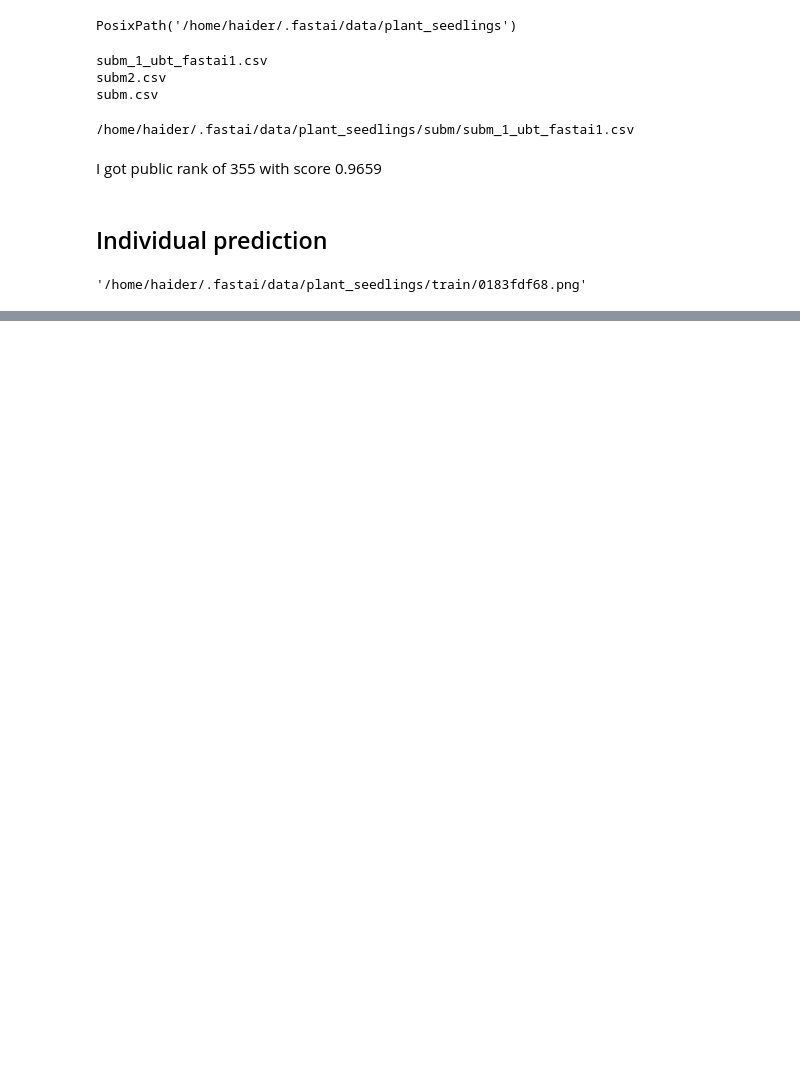
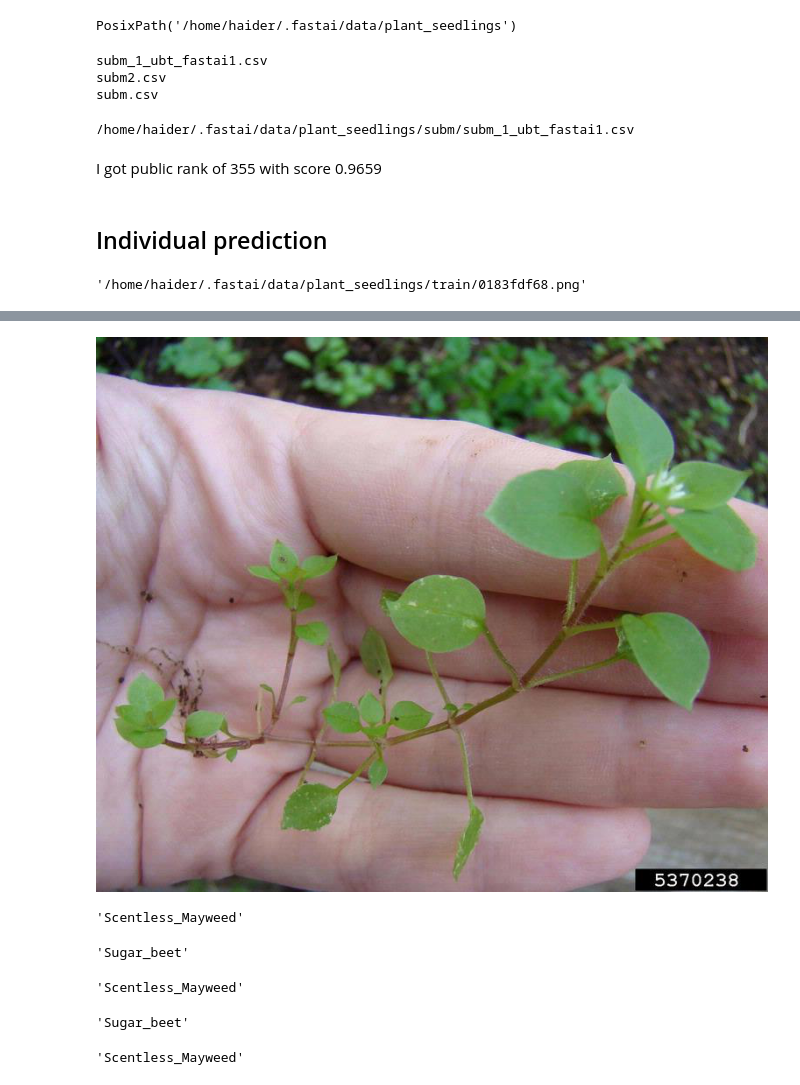
Before and after one commit to hwasiti/fastai-course-v3, a Jupyter notebook: nbs/dl1/Haider-ubt-plant_seedling_port_from_f0.7.ipynb, the cells around one changed output, grey strips where cells are left out. Saved outputs shown, nothing was run; the diff lists cells and outputs as text; code cells hidden in the pictures; blank space fills up the shorter version.

```diff
--- a/nbs/dl1/Haider-ubt-plant_seedling_port_from_f0.7.ipynb
+++ b/nbs/dl1/Haider-ubt-plant_seedling_port_from_f0.7.ipynb
@@ -472,0 +530,38 @@ NameError: name 'tfms_from_model' is not defined
+# %%
+img = open_image(fn)
+img
+# %% [output]
+[figure, added]
+# %%
+pred_class,pred_idx,outputs = learn.predict(img)
+pred_class
+# %% [output]
+'Scentless_Mayweed'
+# %%
+fn = '/home/haider/.fastai/data/plant_seedlings/testing_from_www/Chickweed-2-290x300.jpg'
+img = open_image(fn)
+pred_class,pred_idx,outputs = learn.predict(img)
+pred_class
+# %% [output]
+'Sugar_beet'
+# %%
+fn = '/home/haider/.fastai/data/plant_seedlings/testing_from_www/cleeavers.jpg'
+img = open_image(fn)
+pred_class,pred_idx,outputs = learn.predict(img)
+pred_class
+# %% [output]
+'Scentless_Mayweed'
+# %%
+fn = '/home/haider/.fastai/data/plant_seedlings/testing_from_www/B-Galium-aparine-aka-cleavers.jpg'
+img = open_image(fn)
+pred_class,pred_idx,outputs = learn.predict(img)
+pred_class
+# %% [output]
+'Sugar_beet'
+# %%
+fn = '/home/haider/.fastai/data/plant_seedlings/testing_from_www/Small-flowered Cranesbill.jpg'
+img = open_image(fn)
+pred_class,pred_idx,outputs = learn.predict(img)
+pred_class
+# %% [output]
+'Scentless_Mayweed'
```
Also changed, not shown: parts of 19 cells of this notebook, 1 other file.
